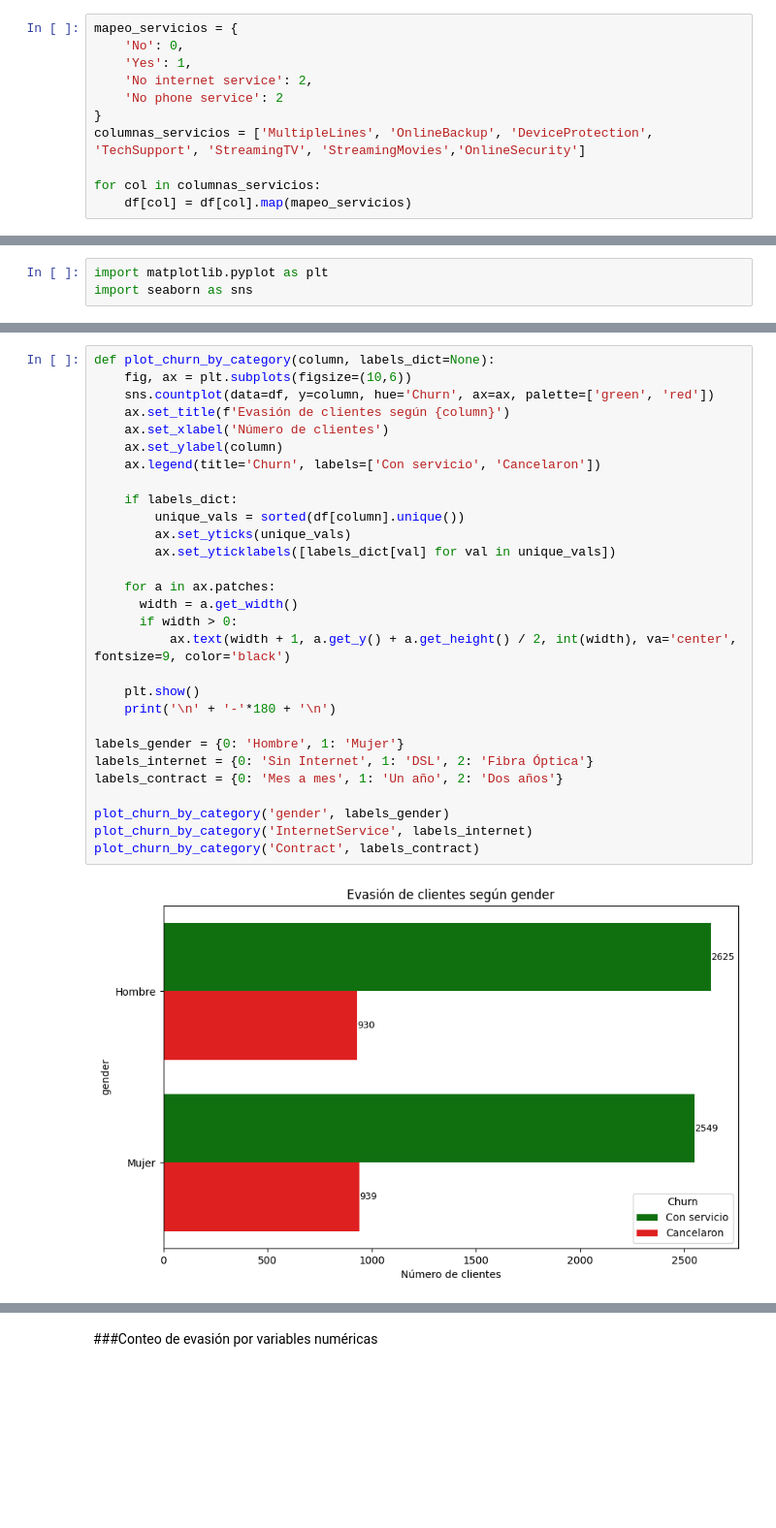
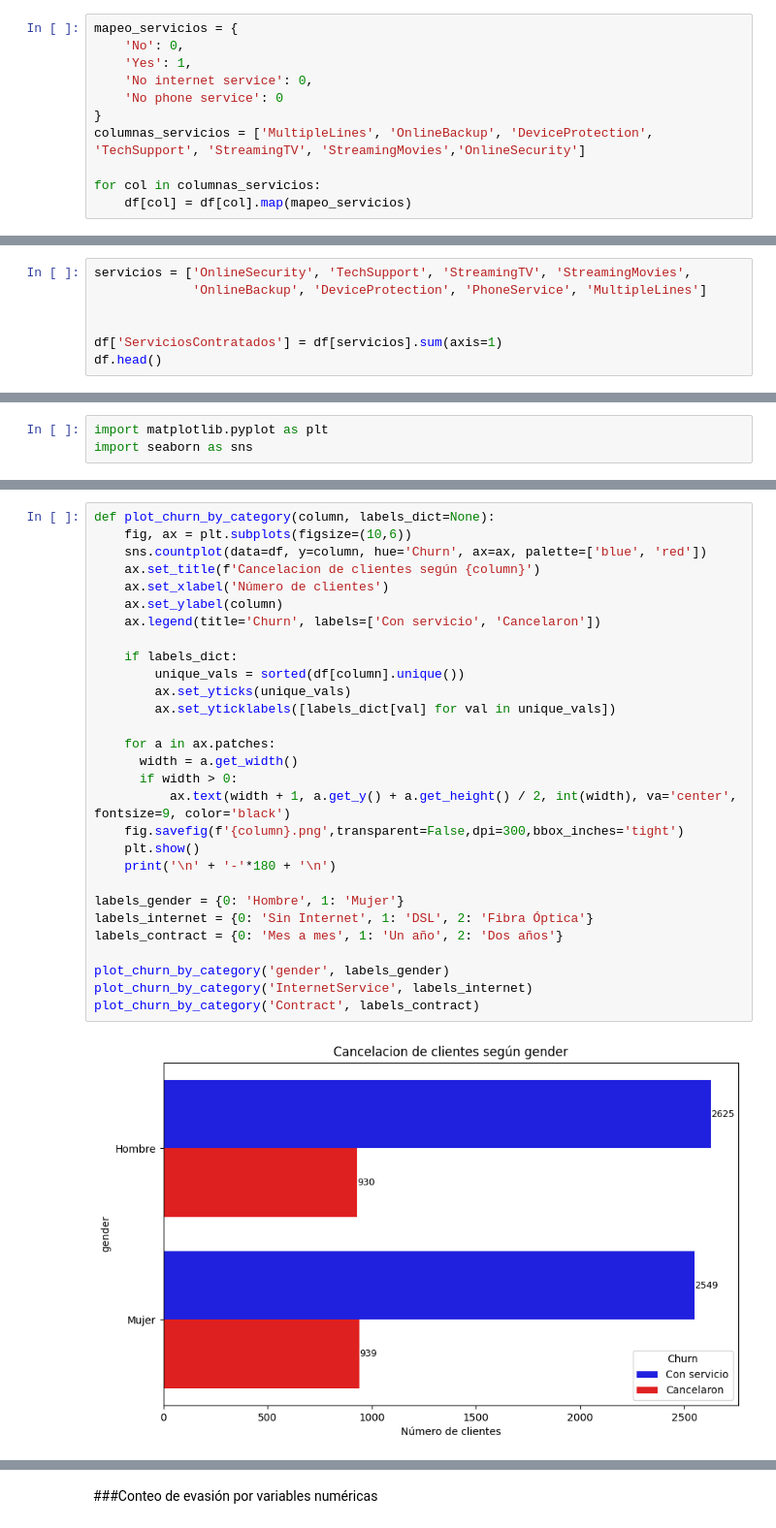
Before and after one commit to Elavat9000/TelecomX_LATAM_challenge2-data-science-LATAM, a Jupyter notebook: TelecomX_Intento2_LATAM.ipynb, the cells around one changed output, grey strips where cells are left out. Shown at 97% size. Cells and saved outputs as stored; diff of their text form; blank space fills up the shorter version.

```diff
--- a/TelecomX_Intento2_LATAM.ipynb
+++ b/TelecomX_Intento2_LATAM.ipynb
@@ -156,8 +156,8 @@ df[cols_binarias] = df[cols_binarias].replace({'Yes':1, 'No':0})
 mapeo_servicios = {
     'No': 0,
     'Yes': 1,
-    'No internet service': 2,
-    'No phone service': 2
+    'No internet service': 0,
+    'No phone service': 0
 }
 columnas_servicios = ['MultipleLines', 'OnlineBackup', 'DeviceProtection', 'TechSupport', 'StreamingTV', 'StreamingMovies','OnlineSecurity']
 
@@ -255,3 +255,10 @@ Data columns (total 25 columns):
  24  PaymentMethod_mailed check               7043 non-null   bool
 dtypes: bool(4), float64(3), int64(17), object(1)
 memory usage: 1.2+ MB
+# %%
+servicios = ['OnlineSecurity', 'TechSupport', 'StreamingTV', 'StreamingMovies',
+             'OnlineBackup', 'DeviceProtection', 'PhoneService', 'MultipleLines']
+
+
+df['ServiciosContratados'] = df[servicios].sum(axis=1)
+df.head()
@@ -297,32 +338,32 @@ plt.show()
 # %%
 def plot_churn_by_category(column, labels_dict=None):
     fig, ax = plt.subplots(figsize=(10,6))
-    sns.countplot(data=df, y=column, hue='Churn', ax=ax, palette=['green', 'red'])
-    ax.set_title(f'Evasión de clientes según {column}')
+    sns.countplot(data=df, y=column, hue='Churn', ax=ax, palette=['blue', 'red'])
+    ax.set_title(f'Cancelacion de clientes según {column}')
     ax.set_xlabel('Número de clientes')
     ax.set_ylabel(column)
     ax.legend(title='Churn', labels=['Con servicio', 'Cancelaron'])
 
     if labels_dict:
         unique_vals = sorted(df[column].unique())
         ax.set_yticks(unique_vals)
         ax.set_yticklabels([labels_dict[val] for val in unique_vals])
 
     for a in ax.patches:
       width = a.get_width()
       if width > 0:
           ax.text(width + 1, a.get_y() + a.get_height() / 2, int(width), va='center', fontsize=9, color='black')
-
+    fig.savefig(f'{column}.png',transparent=False,dpi=300,bbox_inches='tight')
     plt.show()
     print('\n' + '-'*180 + '\n')
 
 labels_gender = {0: 'Hombre', 1: 'Mujer'}
 labels_internet = {0: 'Sin Internet', 1: 'DSL', 2: 'Fibra Óptica'}
 labels_contract = {0: 'Mes a mes', 1: 'Un año', 2: 'Dos años'}
 
 plot_churn_by_category('gender', labels_gender)
 plot_churn_by_category('InternetService', labels_internet)
 plot_churn_by_category('Contract', labels_contract)
 # %% [output]
-[figure, old version]
+[figure, new version]
 ------------------------------------------------------------------------------------------------------------------------------------------------------------------------------------
```
Also changed, not shown: parts of 23 cells of this notebook.
